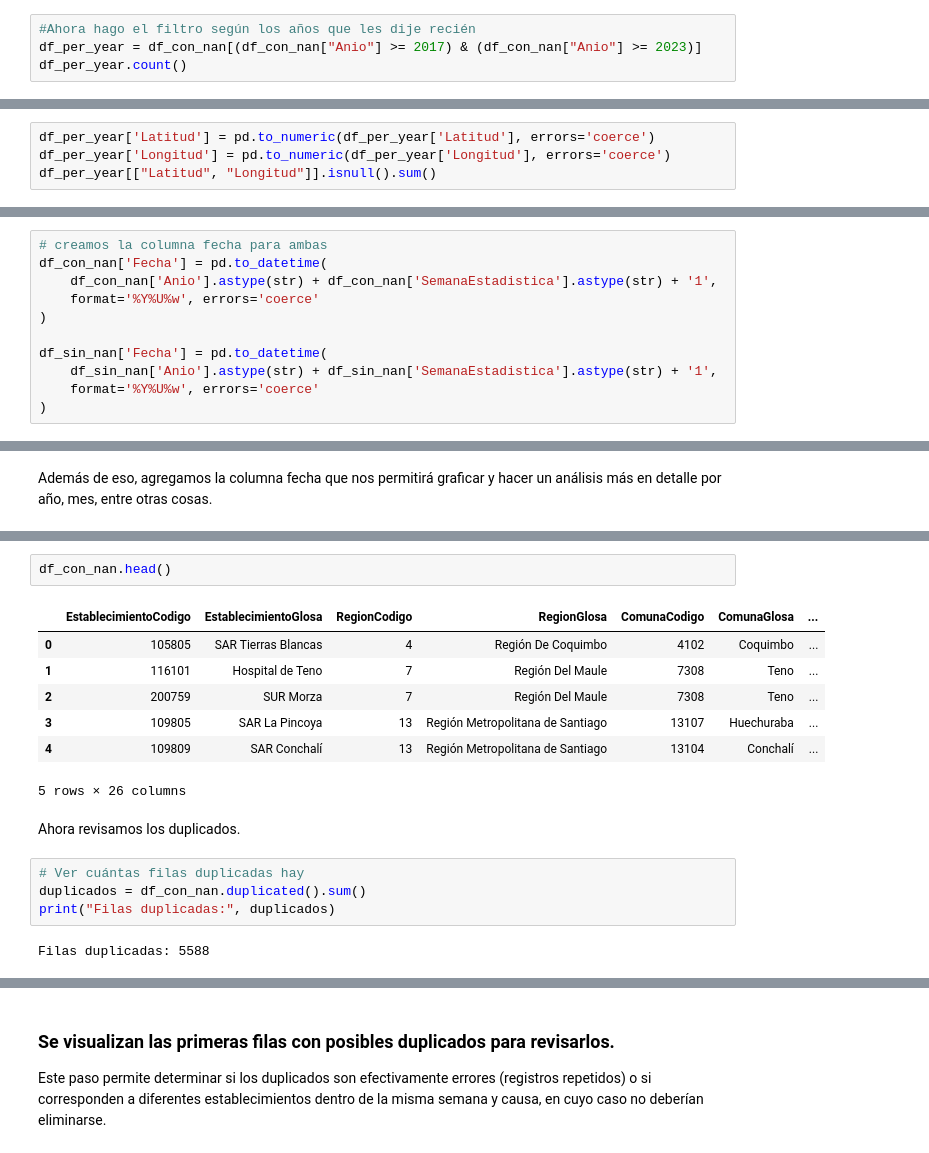
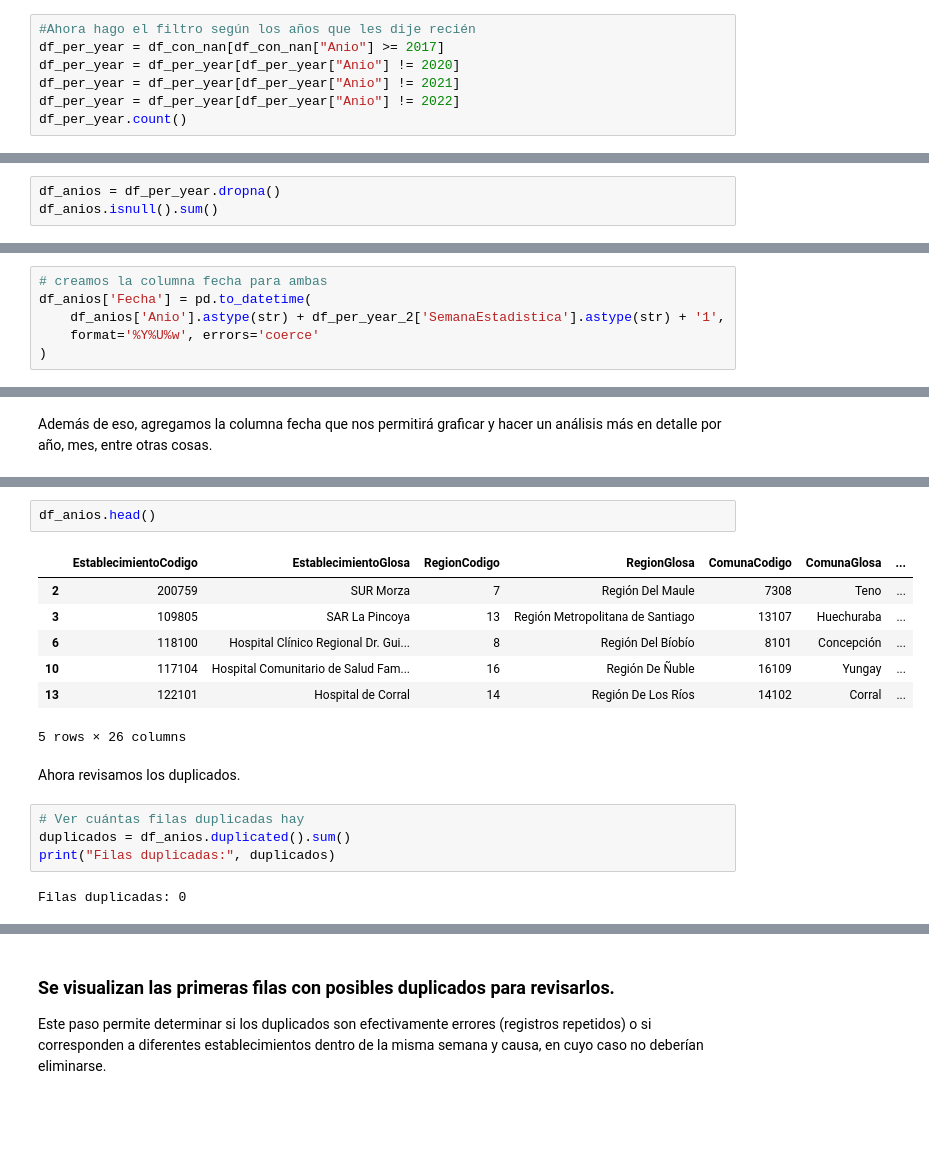
Before and after one commit to JoabVJ/project-imt2200, a Jupyter notebook: Entrega inicial/notebooks/01_EDA_enfermedades_respiratorias.ipynb, the cells around one changed output, grey strips where cells are left out. Saved outputs shown, nothing was run; the diff lists cells and outputs as text; blank space fills up the shorter version.

Commit message:
df_anios

```diff
--- a/Entrega inicial/notebooks/01_EDA_enfermedades_respiratorias.ipynb
+++ b/Entrega inicial/notebooks/01_EDA_enfermedades_respiratorias.ipynb
@@ -279,6 +251,9 @@ Anio
 Name: count, dtype: int64
 # %%
 #Ahora hago el filtro según los años que les dije recién
-df_per_year = df_con_nan[(df_con_nan["Anio"] >= 2017) & (df_con_nan["Anio"] >= 2023)]
+df_per_year = df_con_nan[df_con_nan["Anio"] >= 2017]
+df_per_year = df_per_year[df_per_year["Anio"] != 2020]
+df_per_year = df_per_year[df_per_year["Anio"] != 2021]
+df_per_year = df_per_year[df_per_year["Anio"] != 2022]
 df_per_year.count()
 # %% [output]
@@ -363,4 +333,0 @@ dtype: int64
-# %%
-df_per_year['Latitud'] = pd.to_numeric(df_per_year['Latitud'], errors='coerce')
-df_per_year['Longitud'] = pd.to_numeric(df_per_year['Longitud'], errors='coerce')
-df_per_year[["Latitud", "Longitud"]].isnull().sum()
@@ -382,0 +360,3 @@ dtype: int64
+# %%
+df_anios = df_per_year.dropna()
+df_anios.isnull().sum()
@@ -420,11 +420,6 @@ Cambiamos latitud y longitud para ambos ya que nos percatamos que la idea es que
 # %%
 # creamos la columna fecha para ambas
-df_con_nan['Fecha'] = pd.to_datetime(
-    df_con_nan['Anio'].astype(str) + df_con_nan['SemanaEstadistica'].astype(str) + '1',
+df_anios['Fecha'] = pd.to_datetime(
+    df_anios['Anio'].astype(str) + df_per_year_2['SemanaEstadistica'].astype(str) + '1',
     format='%Y%U%w', errors='coerce'
 )
-
-df_sin_nan['Fecha'] = pd.to_datetime(
-    df_sin_nan['Anio'].astype(str) + df_sin_nan['SemanaEstadistica'].astype(str) + '1',
-    format='%Y%U%w', errors='coerce'
-)
@@ -439,21 +440,21 @@ fechas_invalidas.head()
 Fechas inválidas: 0
 |  | Anio | SemanaEstadistica |
 # %%
-df_con_nan.head()
+df_anios.head()
 # %% [output]
 |  | EstablecimientoCodigo | EstablecimientoGlosa | RegionCodigo | RegionGlosa | ComunaCodigo | ComunaGlosa | ... |
-| 0 | 105805 | SAR Tierras Blancas | 4 | Región De Coquimbo | 4102 | Coquimbo | ... |
-| 1 | 116101 | Hospital de Teno | 7 | Región Del Maule | 7308 | Teno | ... |
 | 2 | 200759 | SUR Morza | 7 | Región Del Maule | 7308 | Teno | ... |
 | 3 | 109805 | SAR La Pincoya | 13 | Región Metropolitana de Santiago | 13107 | Huechuraba | ... |
-| 4 | 109809 | SAR Conchalí | 13 | Región Metropolitana de Santiago | 13104 | Conchalí | ... |
+| 6 | 118100 | Hospital Clínico Regional Dr. Gui... | 8 | Región Del Bíobío | 8101 | Concepción | ... |
+| 10 | 117104 | Hospital Comunitario de Salud Fam... | 16 | Región De Ñuble | 16109 | Yungay | ... |
+| 13 | 122101 | Hospital de Corral | 14 | Región De Los Ríos | 14102 | Corral | ... |
 5 rows × 26 columns
 # %% [markdown]
 Ahora revisamos los duplicados.
 # %%
 # Ver cuántas filas duplicadas hay
-duplicados = df_con_nan.duplicated().sum()
+duplicados = df_anios.duplicated().sum()
 print("Filas duplicadas:", duplicados)
 # %% [output]
-Filas duplicadas: 5588
+Filas duplicadas: 0
 # %%
```
Also changed, not shown: parts of 35 cells of this notebook.
